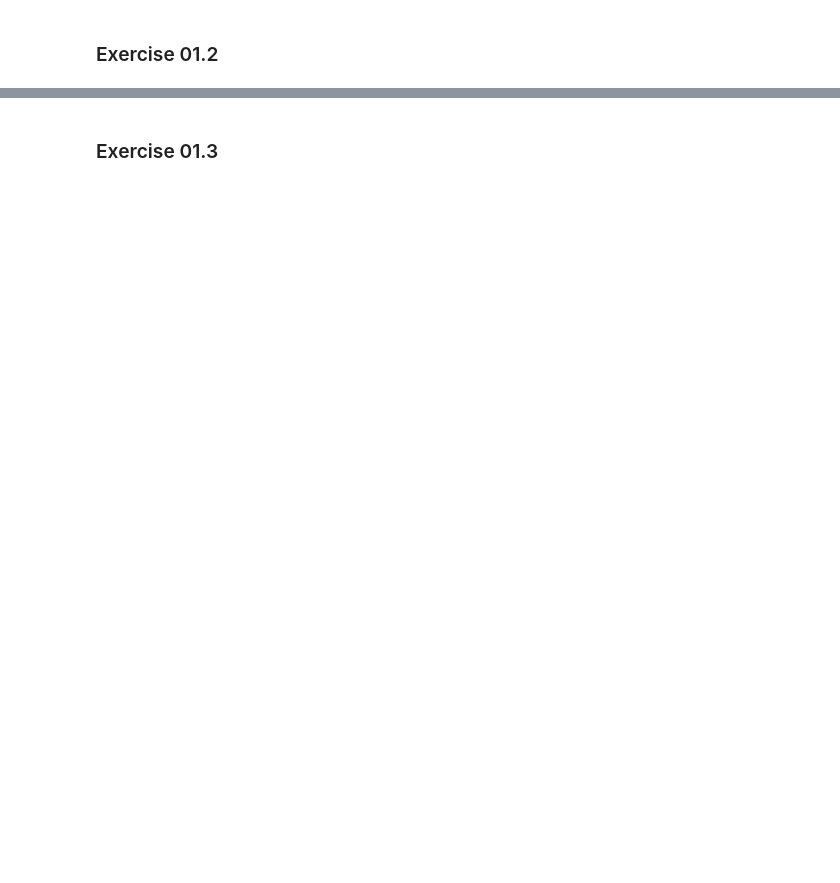
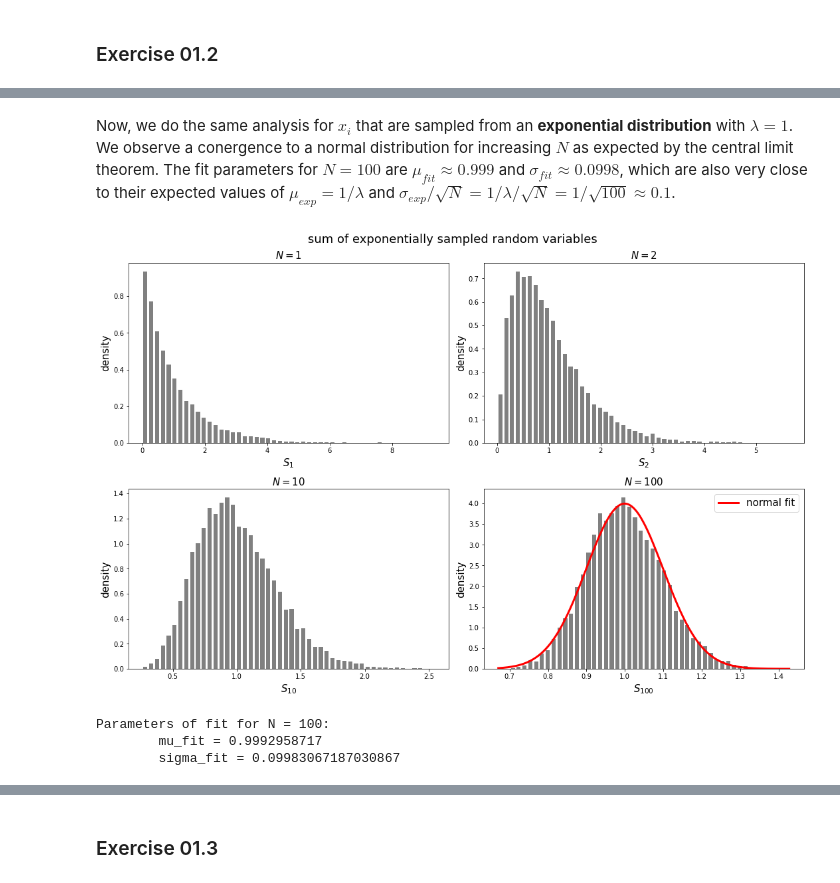
Before and after one commit to lukas-hermans/LSN_exercises, a Jupyter notebook: ex1/LSN_Exercises_01.ipynb, the cells around one changed output, grey strips where cells are left out. Saved outputs shown, nothing was run; the diff lists cells and outputs as text; code cells hidden in the pictures; blank space fills up the shorter version.

```diff
--- a/ex1/LSN_Exercises_01.ipynb
+++ b/ex1/LSN_Exercises_01.ipynb
@@ -102,0 +129,28 @@ plt.hist(S_100)
+# %% [markdown]
+Now, we do the same analysis for $x_i$ that are sampled from an **exponential distribution** with $\lambda=1$. We observe a conergence to a normal distribution for increasing $N$ as expected by the central limit theorem. The fit parameters for $N=100$ are $\mu_{fit} \approx 0.999$ and $\sigma_{fit} \approx 0.0998$, which are also very close to their expected values of $\mu_{exp} = 1 / \lambda$ and $\sigma_{exp} / \sqrt{N} = 1 / \lambda / \sqrt{N} =  1 / \sqrt{100} \approx 0.1$.
+# %%
+S_1, S_2, S_10, S_100 = np.loadtxt("data/exponential.txt", delimiter=',', skiprows=1, unpack = 'True')
+
+fig, ax = plt.subplots(2, 2, figsize=(15,10))
+fig.suptitle("sum of exponentially sampled random variables", size=18)
+
+plot_hist(S_1, ax[0,0], N=1, n_bins=n_bins)
+plot_hist(S_2, ax[0,1], N=2, n_bins=n_bins)
+plot_hist(S_10, ax[1,0], N=10, n_bins=n_bins)
+plot_hist(S_100, ax[1,1], N=100, n_bins=n_bins)
+
+# fit case with N=100 terms
+mu_fit, sigma_fit = norm.fit(S_100)
+x_fit = np.linspace(min(S_100), max(S_100), 1000)
+ax[1,1].plot(x_fit, norm.pdf(x_fit, mu_fit, sigma_fit), color='r', linewidth=3, label='normal fit')
+
+fig.tight_layout()
+plt.legend(fontsize=15)
+plt.show()
+
+print("Parameters of fit for N = 100:" + "\n\t" + "mu_fit = " + str(mu_fit) + "\n\t" + "sigma_fit = " + str(sigma_fit))
+# %% [output]
+[figure, added]
+Parameters of fit for N = 100:
+        mu_fit = 0.9992958717
+        sigma_fit = 0.09983067187030867
```
Also changed, not shown: parts of 8 cells of this notebook, 13 other files.
